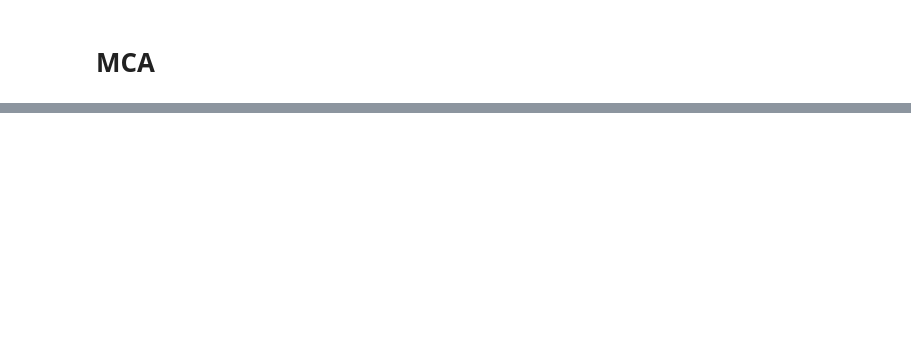
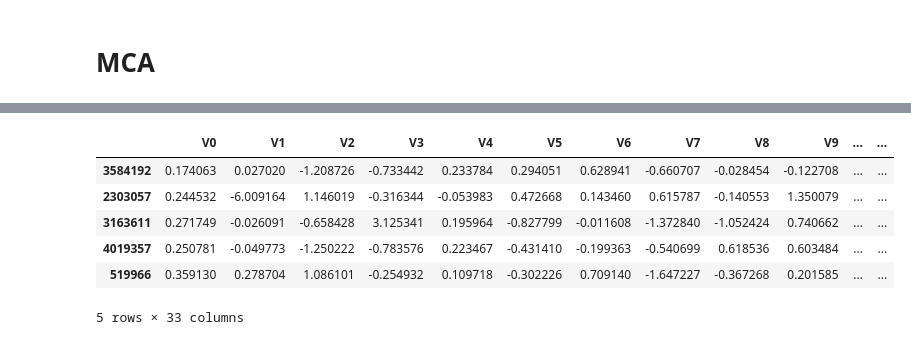
Before and after one commit to RaquelNeedsCoffee/PracticaAPA, a Jupyter notebook: Contest/Code/MCA Jupyter.ipynb, the cells around one changed output, grey strips where cells are left out. Saved outputs shown, nothing was run; the diff lists cells and outputs as text; code cells hidden in the pictures; blank space fills up the shorter version.

```diff
--- a/Contest/Code/MCA Jupyter.ipynb
+++ b/Contest/Code/MCA Jupyter.ipynb
@@ -364,0 +235,10 @@ def generate_partition(X):
+# %%
+concat_Train = pd.concat([X_cat_train, X_num_train], axis=1, ignore_index=False)
+concat_Test = pd.concat([X_cat_test, X_num_test], axis=1, ignore_index=False)
+concat_Val = pd.concat([X_cat_val, X_num_val], axis=1, ignore_index=False)
+concat_T= pd.concat([T_cat, T_num], axis=1, ignore_index=False)
+# %%
+concat_Train = pd.DataFrame(stdc().fit_transform(concat_Train.values), columns=concat_Train.columns, index = concat_Train.index)
+concat_Test = pd.DataFrame(stdc().fit_transform(concat_Test.values), columns=concat_Test.columns, index = concat_Test.index)
+concat_Val = pd.DataFrame(stdc().fit_transform(concat_Val.values), columns=concat_Val.columns, index = concat_Val.index)
+concat_T = pd.DataFrame(stdc().fit_transform(concat_T.values), columns=concat_T.columns, index = concat_T.index)
@@ -364,0 +249,10 @@ def generate_partition(X):
+# %%
+concat_Train.head()
+# %% [output]
+|  | V0 | V1 | V2 | V3 | V4 | V5 | V6 | V7 | V8 | V9 | ... | ... |
+| 3584192 | 0.174063 | 0.027020 | -1.208726 | -0.733442 | 0.233784 | 0.294051 | 0.628941 | -0.660707 | -0.028454 | -0.122708 | ... | ... |
+| 2303057 | 0.244532 | -6.009164 | 1.146019 | -0.316344 | -0.053983 | 0.472668 | 0.143460 | 0.615787 | -0.140553 | 1.350079 | ... | ... |
+| 3163611 | 0.271749 | -0.026091 | -0.658428 | 3.125341 | 0.195964 | -0.827799 | -0.011608 | -1.372840 | -1.052424 | 0.740662 | ... | ... |
+| 4019357 | 0.250781 | -0.049773 | -1.250222 | -0.783576 | 0.223467 | -0.431410 | -0.199363 | -0.540699 | 0.618536 | 0.603484 | ... | ... |
+| 519966 | 0.359130 | 0.278704 | 1.086101 | -0.254932 | 0.109718 | -0.302226 | 0.709140 | -1.647227 | -0.367268 | 0.201585 | ... | ... |
+5 rows × 33 columns
```
Also changed, not shown: parts of 37 cells of this notebook, 3 other files.
